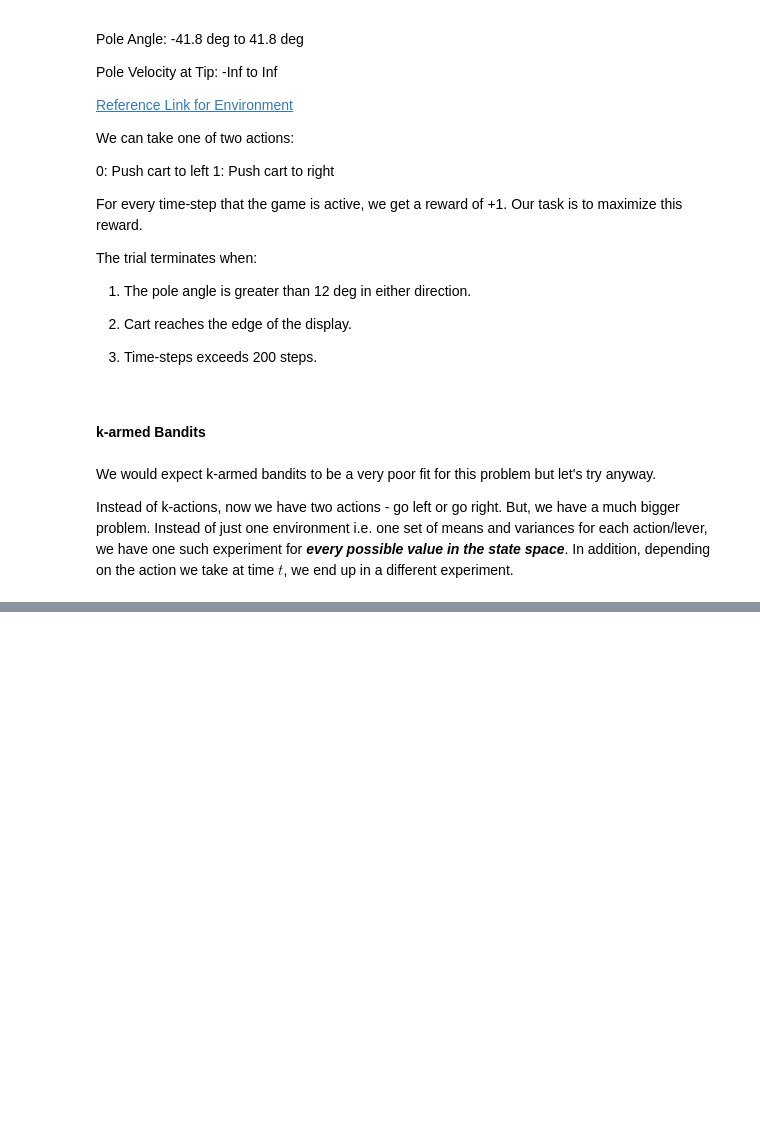
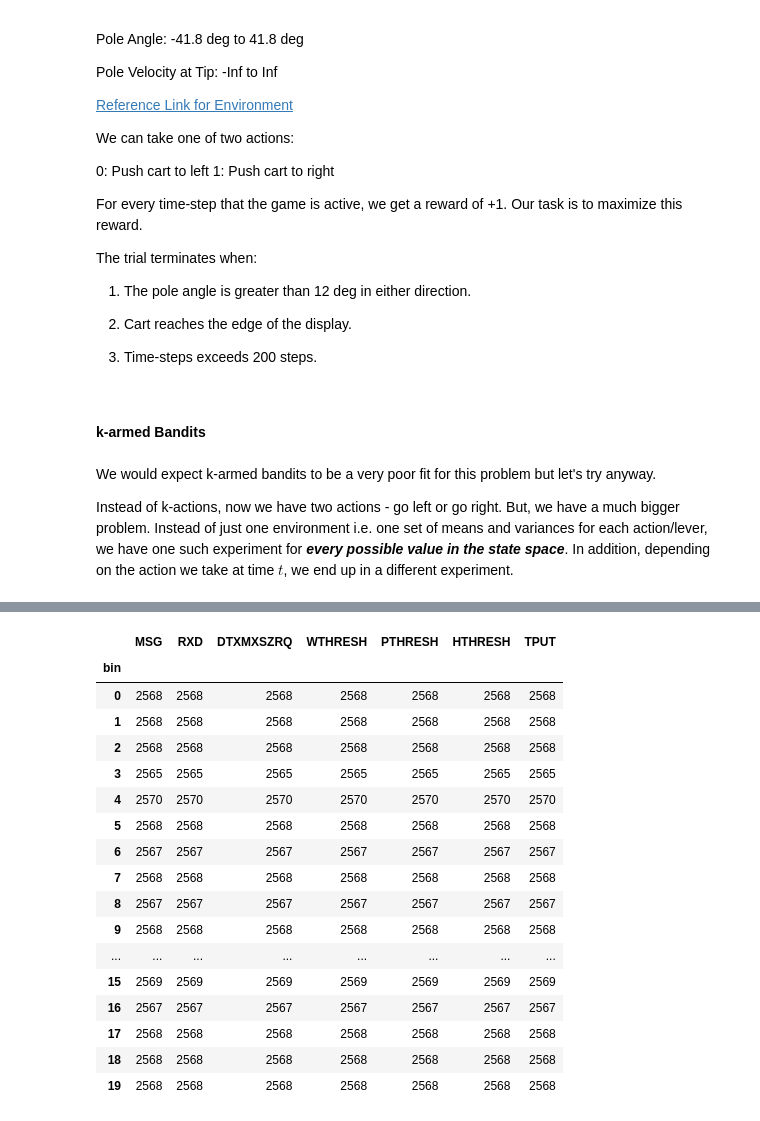
Before and after one commit to awadyn/nic-tuning-experiments, a Jupyter notebook: nbs/Reinforcement Learning - Multi-armed Bandits.ipynb, the cells around one changed output, grey strips where cells are left out. Drawn from its saved outputs; the diff is of its cells as text; code cells hidden in the pictures; blank space fills up the shorter version.

```diff
--- a/nbs/Reinforcement Learning - Multi-armed Bandits.ipynb
+++ b/nbs/Reinforcement Learning - Multi-armed Bandits.ipynb
@@ -665,0 +752,24 @@ for t in range(N):
+# %%
+df.groupby('bin').count()
+
+#We essentially merged together a bunch of MSG values to create 20 environments
+#where each environment is defined for 1/20th of the message sizes
+# %% [output]
+|  | MSG | RXD | DTXMXSZRQ | WTHRESH | PTHRESH | HTHRESH | TPUT |
+| bin |  |  |  |  |  |  |  |
+| 0 | 2568 | 2568 | 2568 | 2568 | 2568 | 2568 | 2568 |
+| 1 | 2568 | 2568 | 2568 | 2568 | 2568 | 2568 | 2568 |
+| 2 | 2568 | 2568 | 2568 | 2568 | 2568 | 2568 | 2568 |
+| 3 | 2565 | 2565 | 2565 | 2565 | 2565 | 2565 | 2565 |
+| 4 | 2570 | 2570 | 2570 | 2570 | 2570 | 2570 | 2570 |
+| 5 | 2568 | 2568 | 2568 | 2568 | 2568 | 2568 | 2568 |
+| 6 | 2567 | 2567 | 2567 | 2567 | 2567 | 2567 | 2567 |
+| 7 | 2568 | 2568 | 2568 | 2568 | 2568 | 2568 | 2568 |
+| 8 | 2567 | 2567 | 2567 | 2567 | 2567 | 2567 | 2567 |
+| 9 | 2568 | 2568 | 2568 | 2568 | 2568 | 2568 | 2568 |
+| ... | ... | ... | ... | ... | ... | ... | ... |
+| 15 | 2569 | 2569 | 2569 | 2569 | 2569 | 2569 | 2569 |
+| 16 | 2567 | 2567 | 2567 | 2567 | 2567 | 2567 | 2567 |
+| 17 | 2568 | 2568 | 2568 | 2568 | 2568 | 2568 | 2568 |
+| 18 | 2568 | 2568 | 2568 | 2568 | 2568 | 2568 | 2568 |
+| 19 | 2568 | 2568 | 2568 | 2568 | 2568 | 2568 | 2568 |
```
Also changed, not shown: parts of 21 cells of this notebook.
